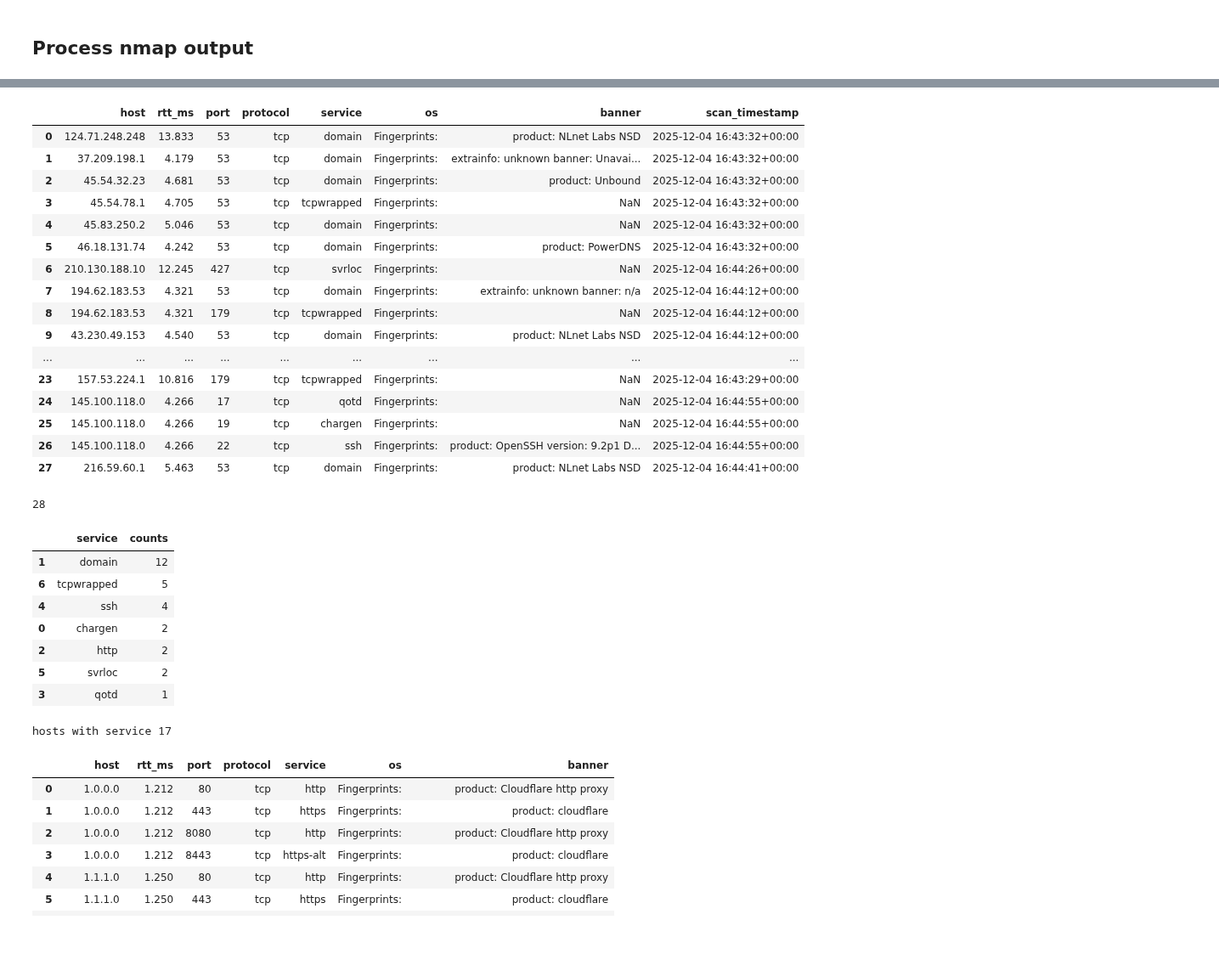
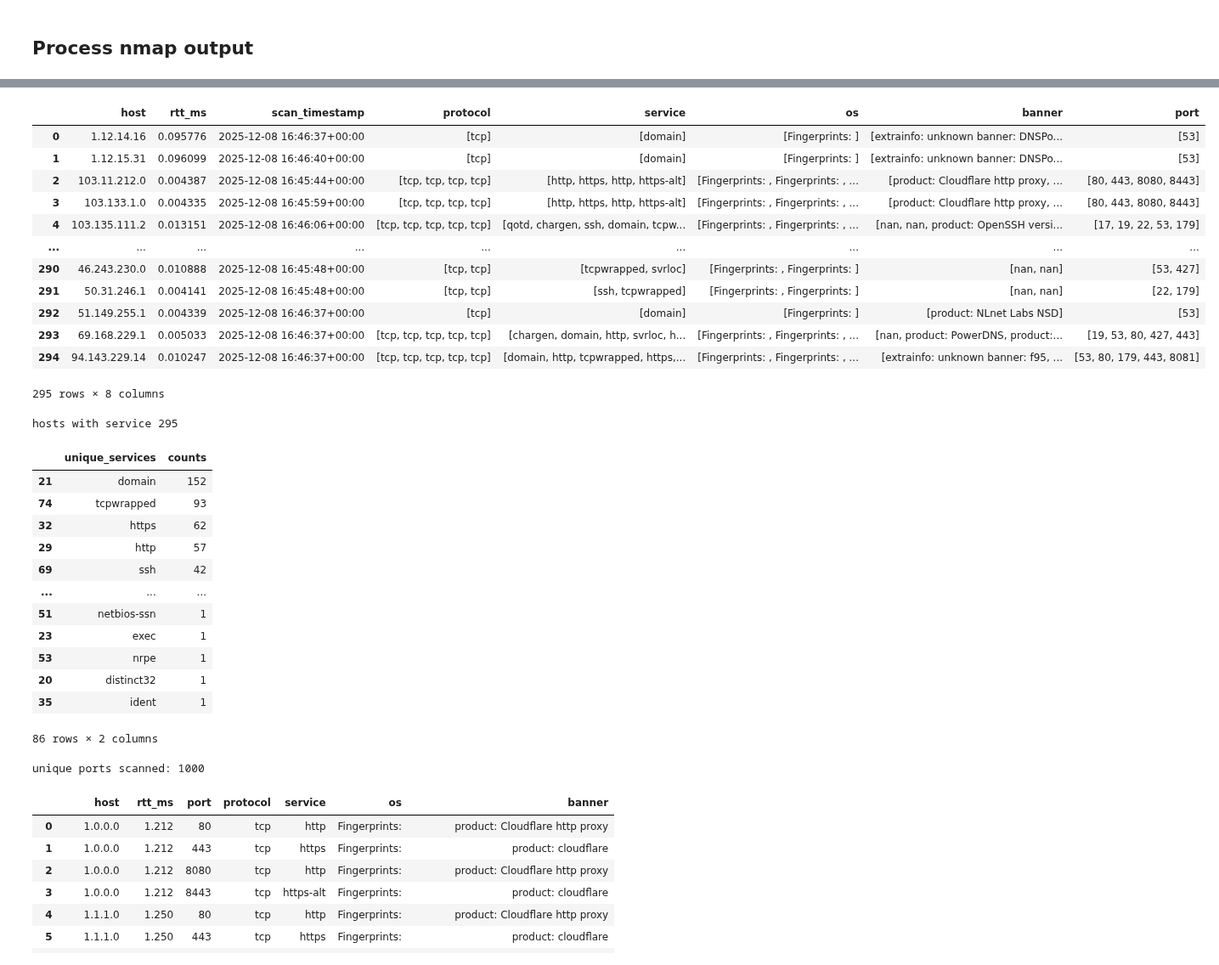
Before and after one commit to gustavoluvizotto/anycast-service-discovery, a Jupyter notebook: measurements/notebooks/process_input_output.ipynb, the cells around one changed output, grey strips where cells are left out. Shown at 85% size. Cells and saved outputs as stored; diff of their text form; code cells hidden in the pictures; blank space fills up the shorter version.

```diff
--- a/measurements/notebooks/process_input_output.ipynb
+++ b/measurements/notebooks/process_input_output.ipynb
@@ -663,41 +670,50 @@ len(rows)
 # %%
 # https://secwiki.org/w/FAQ_tcpwrapped
 # %%
-nmap_pdf = pd.read_csv("../results/nmap/production_sharded_scans/nmap_combined_production_sharded_scans.csv")
+nmap_expanded_pdf = pd.read_csv("../results/nmap/production_sharded_scans/nmap_combined_production_sharded_scans.csv")
+
+cols_to_list = ["protocol", "service", "os", "banner", "port"]
+nmap_pdf = nmap_expanded_pdf.groupby(["host", "rtt_ms", "scan_timestamp"], dropna=False).agg({col: list for col in cols_to_list}).reset_index()
+
 display(nmap_pdf)
-print(len(nmap_pdf))
-
-display(nmap_pdf.groupby([ "service"]).size().reset_index(name="counts").sort_values(by="counts", ascending=False))
+#display(nmap_pdf.groupby([ "service"]).size().reset_index(name="counts").sort_values(by="counts", ascending=False))
 
 print("hosts with service", nmap_pdf["host"].nunique())
+
+nmap_pdf["unique_services"] = nmap_pdf["service"].apply(lambda x: set(x))
+display(nmap_pdf.explode("unique_services").groupby("unique_services").size().reset_index(name="counts").sort_values(by="counts", ascending=False))
+
+ports = set(nmap_pdf.explode("port")["port"].to_list())
+print("unique ports scanned:", len(ports))
 # %% [output]
-|  | host | rtt_ms | port | protocol | service | os | banner | scan_timestamp |
-| 0 | 124.71.248.248 | 13.833 | 53 | tcp | domain | Fingerprints: | product: NLnet Labs NSD | 2025-12-04 16:43:32+00:00 |
-| 1 | 37.209.198.1 | 4.179 | 53 | tcp | domain | Fingerprints: | extrainfo: unknown banner: Unavai... | 2025-12-04 16:43:32+00:00 |
-| 2 | 45.54.32.23 | 4.681 | 53 | tcp | domain | Fingerprints: | product: Unbound | 2025-12-04 16:43:32+00:00 |
-| 3 | 45.54.78.1 | 4.705 | 53 | tcp | tcpwrapped | Fingerprints: | NaN | 2025-12-04 16:43:32+00:00 |
-| 4 | 45.83.250.2 | 5.046 | 53 | tcp | domain | Fingerprints: | NaN | 2025-12-04 16:43:32+00:00 |
-| 5 | 46.18.131.74 | 4.242 | 53 | tcp | domain | Fingerprints: | product: PowerDNS | 2025-12-04 16:43:32+00:00 |
-| 6 | 210.130.188.10 | 12.245 | 427 | tcp | svrloc | Fingerprints: | NaN | 2025-12-04 16:44:26+00:00 |
-| 7 | 194.62.183.53 | 4.321 | 53 | tcp | domain | Fingerprints: | extrainfo: unknown banner: n/a | 2025-12-04 16:44:12+00:00 |
-| 8 | 194.62.183.53 | 4.321 | 179 | tcp | tcpwrapped | Fingerprints: | NaN | 2025-12-04 16:44:12+00:00 |
-| 9 | 43.230.49.153 | 4.540 | 53 | tcp | domain | Fingerprints: | product: NLnet Labs NSD | 2025-12-04 16:44:12+00:00 |
+|  | host | rtt_ms | scan_timestamp | protocol | service | os | banner | port |
+| 0 | 1.12.14.16 | 0.095776 | 2025-12-08 16:46:37+00:00 | [tcp] | [domain] | [Fingerprints: ] | [extrainfo: unknown banner: DNSPo... | [53] |
+| 1 | 1.12.15.31 | 0.096099 | 2025-12-08 16:46:40+00:00 | [tcp] | [domain] | [Fingerprints: ] | [extrainfo: unknown banner: DNSPo... | [53] |
+| 2 | 103.11.212.0 | 0.004387 | 2025-12-08 16:45:44+00:00 | [tcp, tcp, tcp, tcp] | [http, https, http, https-alt] | [Fingerprints: , Fingerprints: , ... | [product: Cloudflare http proxy, ... | [80, 443, 8080, 8443] |
+| 3 | 103.133.1.0 | 0.004335 | 2025-12-08 16:45:59+00:00 | [tcp, tcp, tcp, tcp] | [http, https, http, https-alt] | [Fingerprints: , Fingerprints: , ... | [product: Cloudflare http proxy, ... | [80, 443, 8080, 8443] |
+| 4 | 103.135.111.2 | 0.013151 | 2025-12-08 16:46:06+00:00 | [tcp, tcp, tcp, tcp, tcp] | [qotd, chargen, ssh, domain, tcpw... | [Fingerprints: , Fingerprints: , ... | [nan, nan, product: OpenSSH versi... | [17, 19, 22, 53, 179] |
 | ... | ... | ... | ... | ... | ... | ... | ... | ... |
-| 23 | 157.53.224.1 | 10.816 | 179 | tcp | tcpwrapped | Fingerprints: | NaN | 2025-12-04 16:43:29+00:00 |
-| 24 | 145.100.118.0 | 4.266 | 17 | tcp | qotd | Fingerprints: | NaN | 2025-12-04 16:44:55+00:00 |
-| 25 | 145.100.118.0 | 4.266 | 19 | tcp | chargen | Fingerprints: | NaN | 2025-12-04 16:44:55+00:00 |
-| 26 | 145.100.118.0 | 4.266 | 22 | tcp | ssh | Fingerprints: | product: OpenSSH version: 9.2p1 D... | 2025-12-04 16:44:55+00:00 |
-| 27 | 216.59.60.1 | 5.463 | 53 | tcp | domain | Fingerprints: | product: NLnet Labs NSD | 2025-12-04 16:44:41+00:00 |
+| 290 | 46.243.230.0 | 0.010888 | 2025-12-08 16:45:48+00:00 | [tcp, tcp] | [tcpwrapped, svrloc] | [Fingerprints: , Fingerprints: ] | [nan, nan] | [53, 427] |
+| 291 | 50.31.246.1 | 0.004141 | 2025-12-08 16:45:48+00:00 | [tcp, tcp] | [ssh, tcpwrapped] | [Fingerprints: , Fingerprints: ] | [nan, nan] | [22, 179] |
+| 292 | 51.149.255.1 | 0.004339 | 2025-12-08 16:46:37+00:00 | [tcp] | [domain] | [Fingerprints: ] | [product: NLnet Labs NSD] | [53] |
+| 293 | 69.168.229.1 | 0.005033 | 2025-12-08 16:46:37+00:00 | [tcp, tcp, tcp, tcp, tcp] | [chargen, domain, http, svrloc, h... | [Fingerprints: , Fingerprints: , ... | [nan, product: PowerDNS, product:... | [19, 53, 80, 427, 443] |
+| 294 | 94.143.229.14 | 0.010247 | 2025-12-08 16:46:37+00:00 | [tcp, tcp, tcp, tcp, tcp] | [domain, http, tcpwrapped, https,... | [Fingerprints: , Fingerprints: , ... | [extrainfo: unknown banner: f95, ... | [53, 80, 179, 443, 8081] |
-28
+295 rows × 8 columns
+hosts with service 295
-|  | service | counts |
-| 1 | domain | 12 |
-| 6 | tcpwrapped | 5 |
-| 4 | ssh | 4 |
-| 0 | chargen | 2 |
-| 2 | http | 2 |
-| 5 | svrloc | 2 |
-| 3 | qotd | 1 |
+|  | unique_services | counts |
+| 21 | domain | 152 |
+| 74 | tcpwrapped | 93 |
+| 32 | https | 62 |
+| 29 | http | 57 |
+| 69 | ssh | 42 |
+| ... | ... | ... |
+| 51 | netbios-ssn | 1 |
+| 23 | exec | 1 |
+| 53 | nrpe | 1 |
+| 20 | distinct32 | 1 |
+| 35 | ident | 1 |
-hosts with service 17
+86 rows × 2 columns
+unique ports scanned: 1000
 # %%
 # TEST SCAN!
 nmap_pdf = pd.read_csv("results/nmap/output.csv")
```
Also changed, not shown: parts of 4 cells of this notebook.
